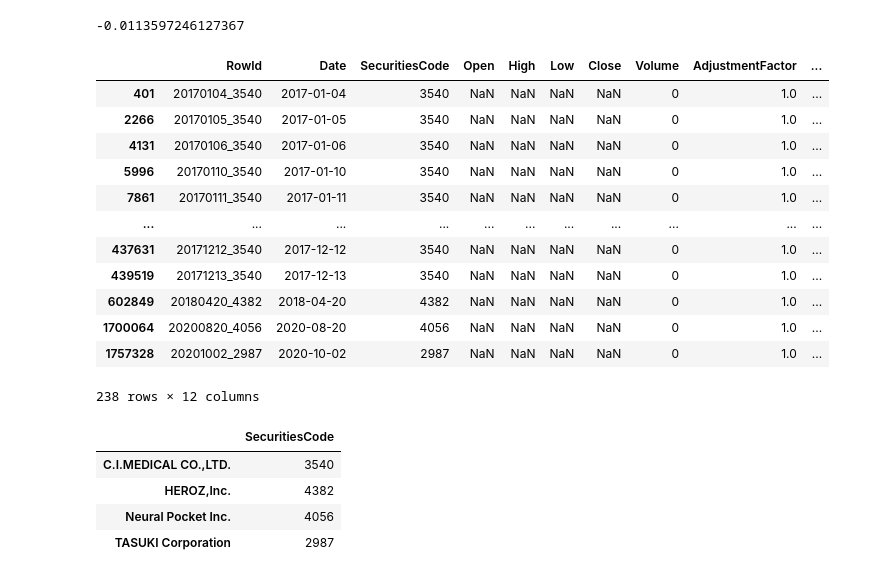
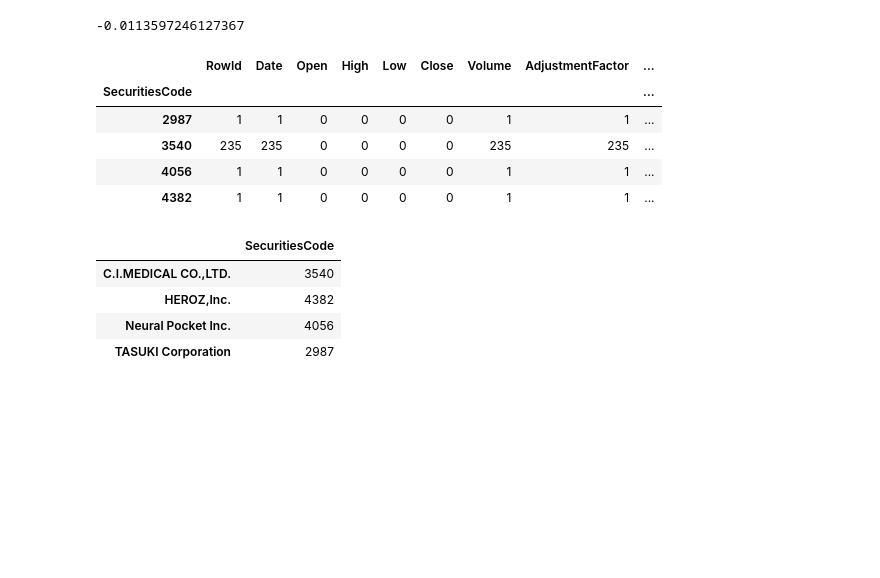
Before and after one commit to danielmunioz/JPX, a Jupyter notebook: DataAnalysis.ipynb, the cells around one changed output. Saved outputs shown, nothing was run; the diff lists cells and outputs as text; code cells hidden in the pictures; blank space fills up the shorter version.

```diff
--- a/DataAnalysis.ipynb
+++ b/DataAnalysis.ipynb
@@ -136,21 +136,14 @@ print((287.2-290.5)/290.5)
 # %%
 #Targets with NaN
 na_securities = train_stock_prices[train_stock_prices["Target"].isna()]
-na_securities
+na_securities.groupby("SecuritiesCode").count()
 # %% [output]
-|  | RowId | Date | SecuritiesCode | Open | High | Low | Close | Volume | AdjustmentFactor | ... |
-| 401 | 20170104_3540 | 2017-01-04 | 3540 | NaN | NaN | NaN | NaN | 0 | 1.0 | ... |
-| 2266 | 20170105_3540 | 2017-01-05 | 3540 | NaN | NaN | NaN | NaN | 0 | 1.0 | ... |
-| 4131 | 20170106_3540 | 2017-01-06 | 3540 | NaN | NaN | NaN | NaN | 0 | 1.0 | ... |
-| 5996 | 20170110_3540 | 2017-01-10 | 3540 | NaN | NaN | NaN | NaN | 0 | 1.0 | ... |
-| 7861 | 20170111_3540 | 2017-01-11 | 3540 | NaN | NaN | NaN | NaN | 0 | 1.0 | ... |
-| ... | ... | ... | ... | ... | ... | ... | ... | ... | ... | ... |
-| 437631 | 20171212_3540 | 2017-12-12 | 3540 | NaN | NaN | NaN | NaN | 0 | 1.0 | ... |
-| 439519 | 20171213_3540 | 2017-12-13 | 3540 | NaN | NaN | NaN | NaN | 0 | 1.0 | ... |
-| 602849 | 20180420_4382 | 2018-04-20 | 4382 | NaN | NaN | NaN | NaN | 0 | 1.0 | ... |
-| 1700064 | 20200820_4056 | 2020-08-20 | 4056 | NaN | NaN | NaN | NaN | 0 | 1.0 | ... |
-| 1757328 | 20201002_2987 | 2020-10-02 | 2987 | NaN | NaN | NaN | NaN | 0 | 1.0 | ... |
+|  | RowId | Date | Open | High | Low | Close | Volume | AdjustmentFactor | ... |
+| SecuritiesCode |  |  |  |  |  |  |  |  | ... |
+| 2987 | 1 | 1 | 0 | 0 | 0 | 0 | 1 | 1 | ... |
+| 3540 | 235 | 235 | 0 | 0 | 0 | 0 | 235 | 235 | ... |
+| 4056 | 1 | 1 | 0 | 0 | 0 | 0 | 1 | 1 | ... |
+| 4382 | 1 | 1 | 0 | 0 | 0 | 0 | 1 | 1 | ... |
-238 rows × 12 columns
 # %%
 #Seems the records belong to the only 4 companies
 na_securities_code = na_securities["SecuritiesCode"].to_frame()
```
